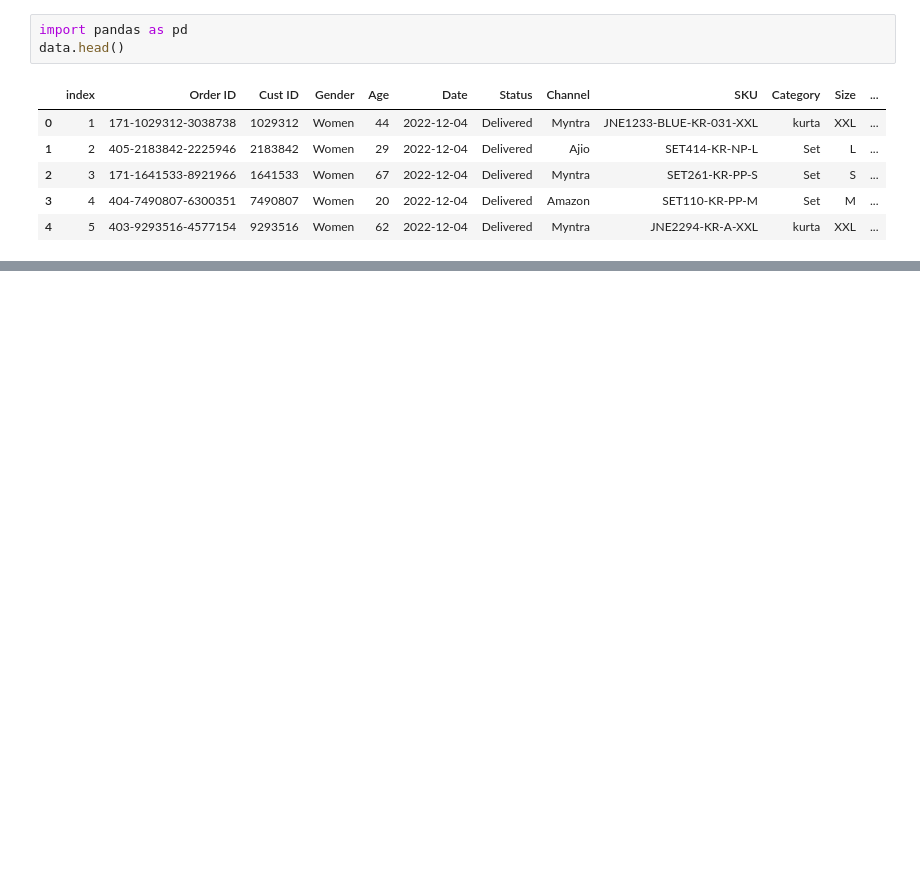
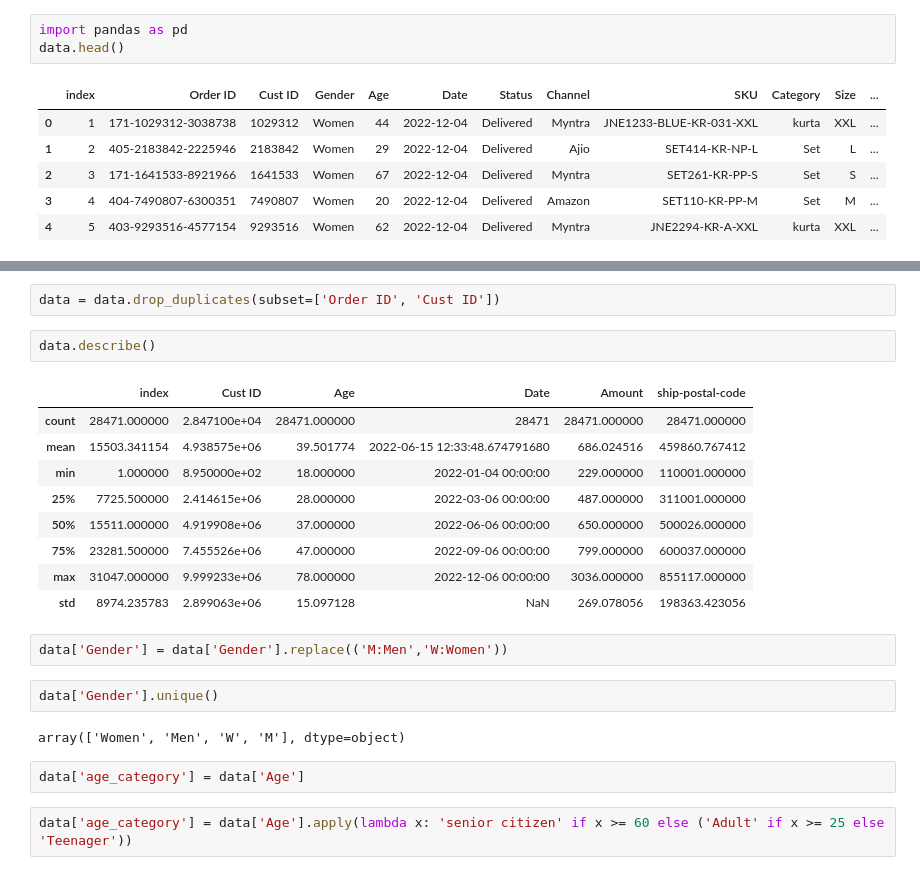
Before and after one commit to Srivathsan355/d2l-en-colab, a Jupyter notebook: chapter_appendix-tools-for-deep-learning/jupyter.ipynb, the cells around one changed output, grey strips where cells are left out. Drawn from its saved outputs; the diff is of its cells as text; blank space fills up the shorter version.

```diff
--- a/chapter_appendix-tools-for-deep-learning/jupyter.ipynb
+++ b/chapter_appendix-tools-for-deep-learning/jupyter.ipynb
@@ -163,0 +180,24 @@ data.head()
+# %%
+data = data.drop_duplicates(subset=['Order ID', 'Cust ID'])
+# %%
+data.describe()
+# %% [output]
+|  | index | Cust ID | Age | Date | Amount | ship-postal-code |
+| count | 28471.000000 | 2.847100e+04 | 28471.000000 | 28471 | 28471.000000 | 28471.000000 |
+| mean | 15503.341154 | 4.938575e+06 | 39.501774 | 2022-06-15 12:33:48.674791680 | 686.024516 | 459860.767412 |
+| min | 1.000000 | 8.950000e+02 | 18.000000 | 2022-01-04 00:00:00 | 229.000000 | 110001.000000 |
+| 25% | 7725.500000 | 2.414615e+06 | 28.000000 | 2022-03-06 00:00:00 | 487.000000 | 311001.000000 |
+| 50% | 15511.000000 | 4.919908e+06 | 37.000000 | 2022-06-06 00:00:00 | 650.000000 | 500026.000000 |
+| 75% | 23281.500000 | 7.455526e+06 | 47.000000 | 2022-09-06 00:00:00 | 799.000000 | 600037.000000 |
+| max | 31047.000000 | 9.999233e+06 | 78.000000 | 2022-12-06 00:00:00 | 3036.000000 | 855117.000000 |
+| std | 8974.235783 | 2.899063e+06 | 15.097128 | NaN | 269.078056 | 198363.423056 |
+# %%
+data['Gender'] = data['Gender'].replace(('M:Men','W:Women'))
+# %%
+data['Gender'].unique()
+# %% [output]
+array(['Women', 'Men', 'W', 'M'], dtype=object)
+# %%
+data['age_category'] = data['Age']
+# %%
+data['age_category'] = data['Age'].apply(lambda x: 'senior citizen' if x >= 60 else ('Adult' if x >= 25 else 'Teenager'))
```
Also changed, not shown: parts of 3 cells of this notebook.
